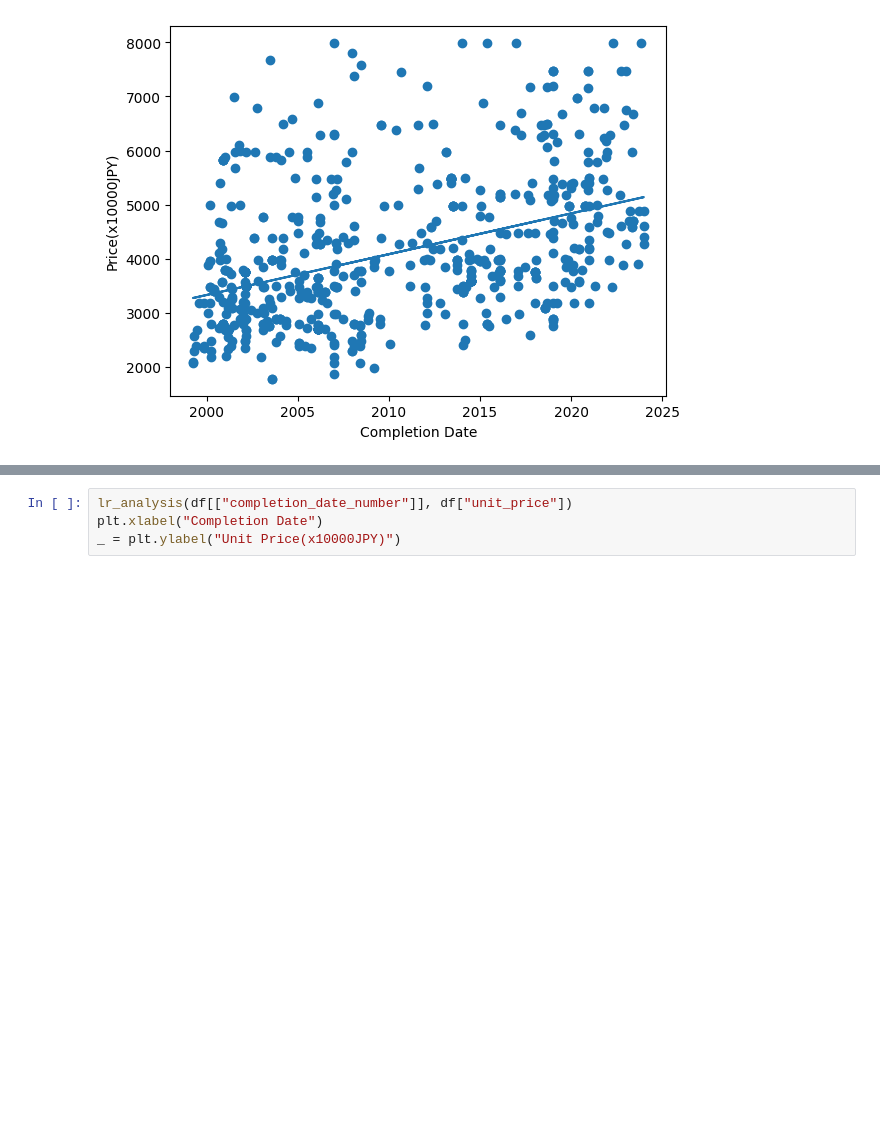
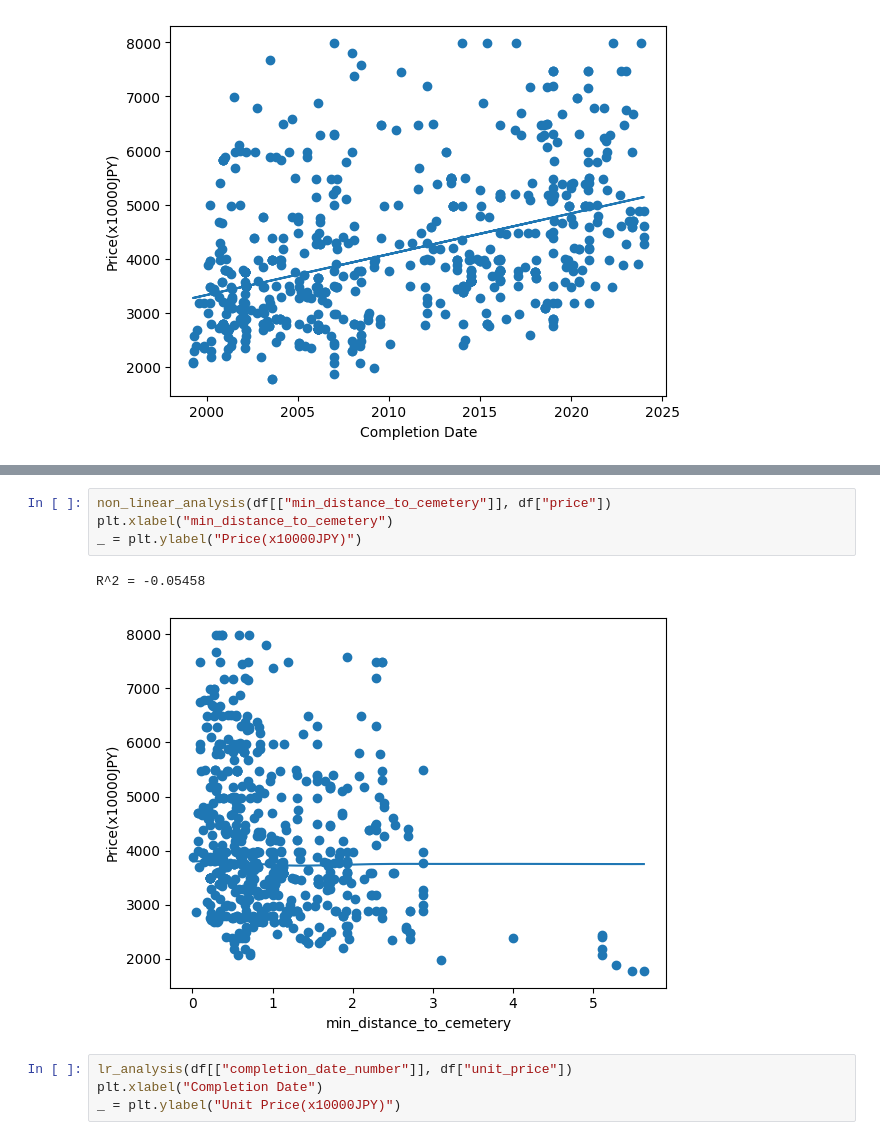
Before and after one commit to TsingJyujing/fudoumyouou, a Jupyter notebook: EDA.ipynb, the cells around one changed output, grey strips where cells are left out. Saved outputs shown, nothing was run; the diff lists cells and outputs as text; blank space fills up the shorter version.

```diff
--- a/EDA.ipynb
+++ b/EDA.ipynb
@@ -81,3 +88,10 @@ R^2 = 0.17665
+# %%
+non_linear_analysis(df[["min_distance_to_cemetery"]], df["price"])
+plt.xlabel("min_distance_to_cemetery")
+_ = plt.ylabel("Price(x10000JPY)")
+# %% [output]
+R^2 = -0.05458
+[figure, added]
 # %%
 lr_analysis(df[["completion_date_number"]], df["unit_price"])
 plt.xlabel("Completion Date")
```
Also changed, not shown: parts of 1 cell of this notebook, 8 other files.
